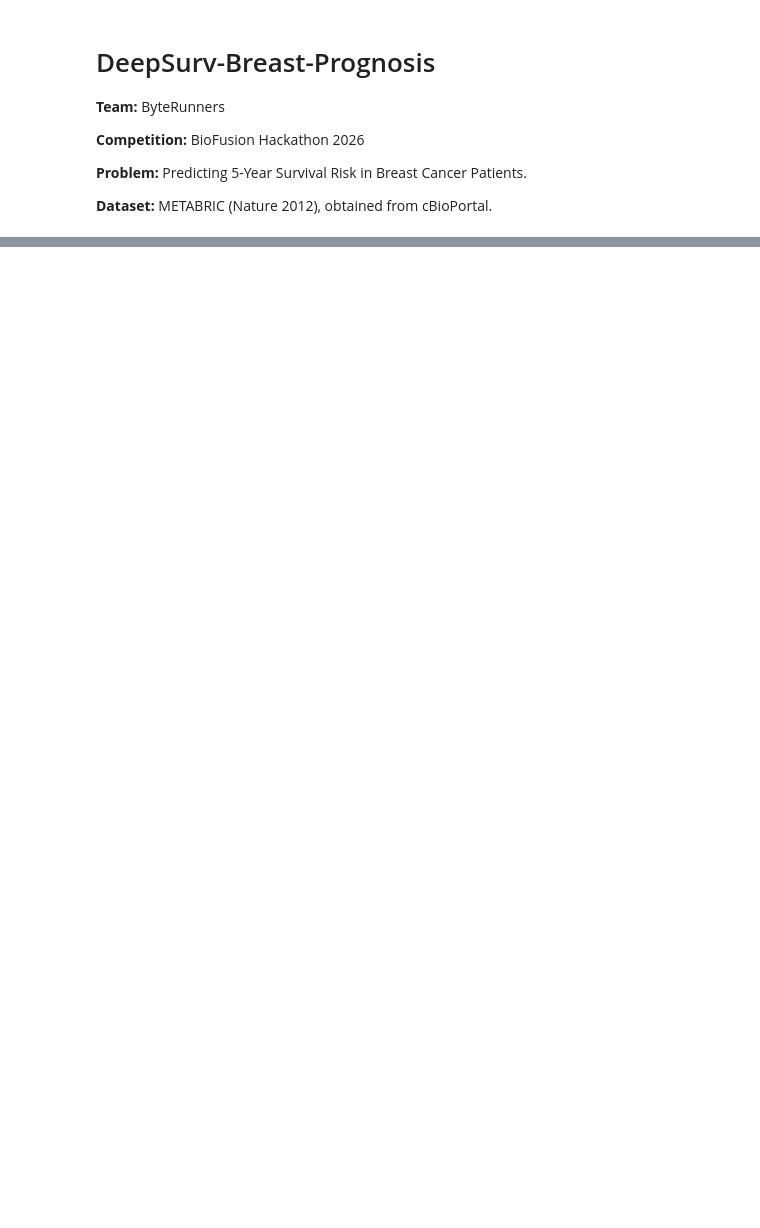
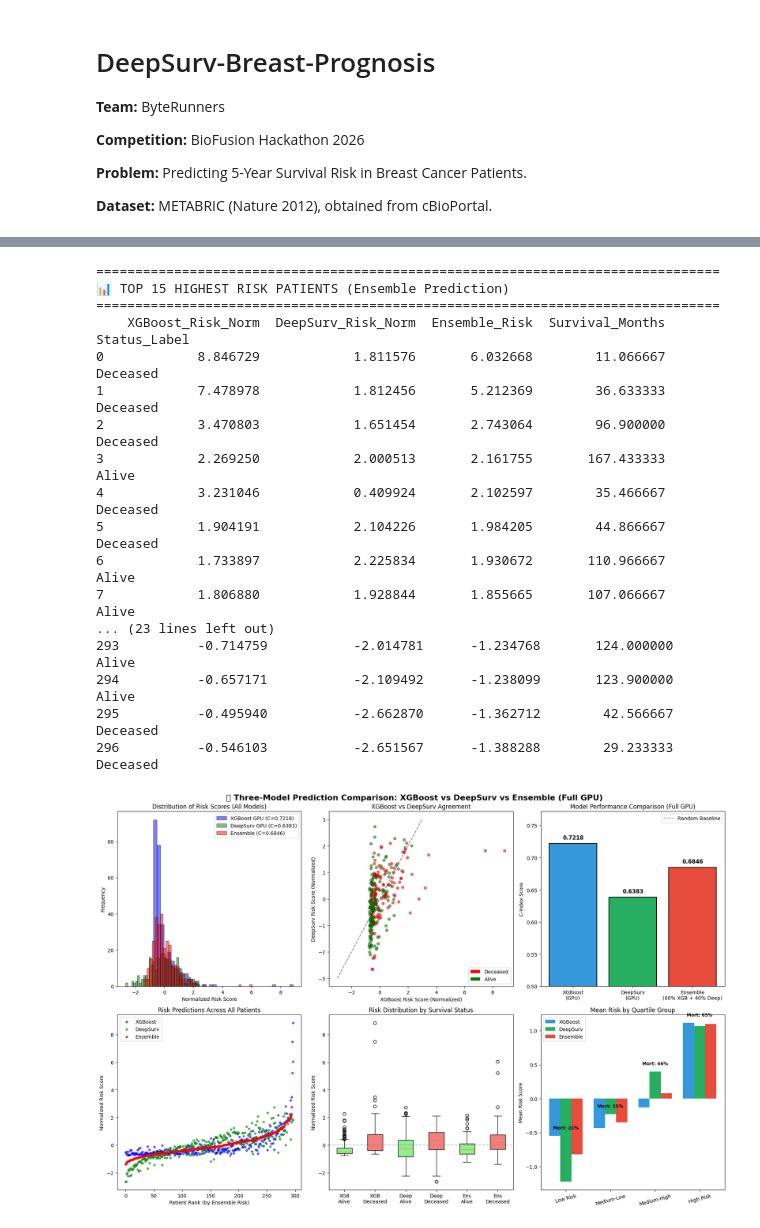
Before and after one commit to pxn-ai/DeepSurv-Breast-Prognosis, a Jupyter notebook: ByteRunners_Notebook.ipynb, the cells around one changed output, grey strips where cells are left out. Saved outputs shown, nothing was run; the diff lists cells and outputs as text; code cells hidden in the pictures; blank space fills up the shorter version.

```diff
--- a/ByteRunners_Notebook.ipynb
+++ b/ByteRunners_Notebook.ipynb
@@ -542,10 +784,10 @@ survival_months = np.array([x[1] for x in y_test])  # Time in months
 
 # Create a comprehensive results DataFrame
 results_df = pd.DataFrame({
-    'RSF_Risk': risk_rf,
+    'XGBoost_Risk': risk_xgb,
     'DeepSurv_Risk': risk_deep,
     'Ensemble_Risk': ensemble_risk,
-    'RSF_Risk_Norm': risk_rf_norm,
+    'XGBoost_Risk_Norm': risk_xgb_norm,
     'DeepSurv_Risk_Norm': risk_deep_norm,
     'Survival_Months': survival_months,
     'Event_Status': event_status,
@@ -558,13 +800,13 @@ results_df_sorted = results_df.sort_values('Ensemble_Risk', ascending=False).res
 print("="*80)
 print("📊 TOP 15 HIGHEST RISK PATIENTS (Ensemble Prediction)")
 print("="*80)
-print(results_df_sorted[['RSF_Risk_Norm', 'DeepSurv_Risk_Norm', 'Ensemble_Risk',
+print(results_df_sorted[['XGBoost_Risk_Norm', 'DeepSurv_Risk_Norm', 'Ensemble_Risk',
                           'Survival_Months', 'Status_Label']].head(15).to_string())
 
 print("\n" + "="*80)
 print("📊 TOP 15 LOWEST RISK PATIENTS (Ensemble Prediction)")
 print("="*80)
-print(results_df_sorted[['RSF_Risk_Norm', 'DeepSurv_Risk_Norm', 'Ensemble_Risk',
+print(results_df_sorted[['XGBoost_Risk_Norm', 'DeepSurv_Risk_Norm', 'Ensemble_Risk',
                           'Survival_Months', 'Status_Label']].tail(15).to_string())
 
 # ============================
@@ -572,39 +814,39 @@ print(results_df_sorted[['RSF_Risk_Norm', 'DeepSurv_Risk_Norm', 'Ensemble_Risk',
 # ============================
 
 fig, axes = plt.subplots(2, 3, figsize=(18, 12))
-fig.suptitle('🔬 Three-Model Prediction Comparison: RSF vs DeepSurv vs Ensemble',
+fig.suptitle('🔬 Three-Model Prediction Comparison: XGBoost vs DeepSurv vs Ensemble (Full GPU)',
              fontsize=16, fontweight='bold')
 
 # --- Plot 1: Overlapping Distribution of Risk Scores ---
 ax1 = axes[0, 0]
-ax1.hist(risk_rf_norm, bins=40, alpha=0.5, label=f'RSF (C={c_rf:.4f})', color='blue', edgecolor='black')
-ax1.hist(risk_deep_norm, bins=40, alpha=0.5, label=f'DeepSurv (C={c_deep:.4f})', color='green', edgecolor='black')
+ax1.hist(risk_xgb_norm, bins=40, alpha=0.5, label=f'XGBoost GPU (C={c_xgb:.4f})', color='blue', edgecolor='black')
+ax1.hist(risk_deep_norm, bins=40, alpha=0.5, label=f'DeepSurv GPU (C={c_deep:.4f})', color='green', edgecolor='black')
 ax1.hist(ensemble_risk, bins=40, alpha=0.5, label=f'Ensemble (C={c_ens:.4f})', color='red', edgecolor='black')
 ax1.set_xlabel('Normalized Risk Score')
 ax1.set_ylabel('Frequency')
 ax1.set_title('Distribution of Risk Scores (All Models)')
 ax1.legend()
 
-# --- Plot 2: Scatter - RSF vs DeepSurv Predictions ---
+# --- Plot 2: Scatter - XGBoost vs DeepSurv Predictions ---
 ax2 = axes[0, 1]
 colors = ['red' if s else 'green' for s in event_status]
-ax2.scatter(risk_rf_norm, risk_deep_norm, c=colors, alpha=0.6, edgecolors='black', linewidth=0.3)
+ax2.scatter(risk_xgb_norm, risk_deep_norm, c=colors, alpha=0.6, edgecolors='black', linewidth=0.3)
 ax2.plot([-3, 3], [-3, 3], 'k--', alpha=0.5, label='Perfect Agreement')
-ax2.set_xlabel('RSF Risk Score (Normalized)')
+ax2.set_xlabel('XGBoost Risk Score (Normalized)')
 ax2.set_ylabel('DeepSurv Risk Score (Normalized)')
-ax2.set_title('RSF vs DeepSurv Agreement')
+ax2.set_title('XGBoost vs DeepSurv Agreement')
 legend_elements = [Patch(facecolor='red', label='Deceased'),
                    Patch(facecolor='green', label='Alive')]
 ax2.legend(handles=legend_elements, loc='lower right')
 
 # --- Plot 3: Bar Chart - C-Index Comparison ---
 ax3 = axes[0, 2]
-models = ['Random\nSurvival Forest', 'DeepSurv\n(Neural Net)', 'Ensemble\n(60% RF + 40% Deep)']
-c_indices = [c_rf, c_deep, c_ens]
+models = ['XGBoost\n(GPU)', 'DeepSurv\n(GPU)', 'Ensemble\n(60% XGB + 40% Deep)']
+c_indices = [c_xgb, c_deep, c_ens]
 colors_bar = ['#3498db', '#27ae60', '#e74c3c']
 bars = ax3.bar(models, c_indices, color=colors_bar, edgecolor='black', linewidth=1.5)
 ax3.set_ylabel('C-Index Score')
-ax3.set_title('Model Performance Comparison')
+ax3.set_title('Model Performance Comparison (Full GPU)')
 ax3.set_ylim(0.5, max(c_indices) + 0.05)
 ax3.axhline(y=0.5, color='gray', linestyle='--', alpha=0.7, label='Random Baseline')
 for bar, c_val in zip(bars, c_indices):
@@ -614,9 +856,9 @@ ax3.legend()
 
 # --- Plot 4: Patient Ranking Comparison ---
 ax4 = axes[1, 0]
-patient_indices = np.arange(len(risk_rf_norm))
+patient_indices = np.arange(len(risk_xgb_norm))
 sorted_idx_ens = np.argsort(ensemble_risk)
-ax4.scatter(patient_indices, risk_rf_norm[sorted_idx_ens], alpha=0.6, s=15, label='RSF', color='blue')
+ax4.scatter(patient_indices, risk_xgb_norm[sorted_idx_ens], alpha=0.6, s=15, label='XGBoost', color='blue')
 ax4.scatter(patient_indices, risk_deep_norm[sorted_idx_ens], alpha=0.6, s=15, label='DeepSurv', color='green')
 ax4.scatter(patient_indices, ensemble_risk[sorted_idx_ens], alpha=0.8, s=15, label='Ensemble', color='red')
 ax4.set_xlabel('Patient Rank (by Ensemble Risk)')
@@ -630,11 +872,11 @@ alive_mask = event_status == False
 deceased_mask = event_status == True
 
 box_data = [
-    risk_rf_norm[alive_mask], risk_rf_norm[deceased_mask],
+    risk_xgb_norm[alive_mask], risk_xgb_norm[deceased_mask],
     risk_deep_norm[alive_mask], risk_deep_norm[deceased_mask],
     ensemble_risk[alive_mask], ensemble_risk[deceased_mask]
 ]
-box_labels = ['RSF\nAlive', 'RSF\nDeceased', 'Deep\nAlive', 'Deep\nDeceased', 'Ens\nAlive', 'Ens\nDeceased']
+box_labels = ['XGB\nAlive', 'XGB\nDeceased', 'Deep\nAlive', 'Deep\nDeceased', 'Ens\nAlive', 'Ens\nDeceased']
 bp = ax5.boxplot(box_data, labels=box_labels, patch_artist=True)
 colors_box = ['lightgreen', 'lightcoral'] * 3
 for patch, color in zip(bp['boxes'], colors_box):
@@ -648,7 +890,7 @@ ax6 = axes[1, 2]
 risk_quantiles = pd.qcut(ensemble_risk, q=4, labels=['Low Risk', 'Medium-Low', 'Medium-High', 'High Risk'])
 risk_analysis = pd.DataFrame({
     'Risk_Group': risk_quantiles,
-    'RSF_Risk': risk_rf_norm,
+    'XGBoost_Risk': risk_xgb_norm,
     'DeepSurv_Risk': risk_deep_norm,
     'Ensemble_Risk': ensemble_risk,
     'Survival_Months': survival_months,
@@ -656,42 +898,61 @@ risk_analysis = pd.DataFrame({
 })
 
 group_stats = risk_analysis.groupby('Risk_Group').agg({
-    'RSF_Risk': 'mean',
+    'XGBoost_Risk': 'mean',
     'DeepSurv_Risk': 'mean',
     'Ensemble_Risk': 'mean',
     'Event': 'mean'
 }).round(3)
 
 x = np.arange(len(group_stats))
 width = 0.25
-ax6.bar(x - width, group_stats['RSF_Risk'], width, label='RSF', color='#3498db')
+ax6.bar(x - width, group_stats['XGBoost_Risk'], width, label='XGBoost', color='#3498db')
 ax6.bar(x, group_stats['DeepSurv_Risk'], width, label='DeepSurv', color='#27ae60')
 ax6.bar(x + width, group_stats['Ensemble_Risk'], width, label='Ensemble', color='#e74c3c')
 ax6.set_xticks(x)
 ax6.set_xticklabels(group_stats.index, rotation=15)
 ax6.set_ylabel('Mean Risk Score')
 ax6.set_title('Mean Risk by Quartile Group')
 ax6.legend()
 
 for i, (idx, row) in enumerate(group_stats.iterrows()):
-    ax6.text(i, max(row['RSF_Risk'], row['DeepSurv_Risk'], row['Ensemble_Risk']) + 0.1,
+    ax6.text(i, max(row['XGBoost_Risk'], row['DeepSurv_Risk'], row['Ensemble_Risk']) + 0.1,
              f'Mort: {row["Event"]*100:.0f}%', ha='center', fontsize=9, fontweight='bold')
 
 plt.tight_layout()
-plt.savefig('model_comparison.png', dpi=300, bbox_inches='tight')
+plt.savefig('model_comparison_gpu.png', dpi=300, bbox_inches='tight')
 plt.show()
 
 # ============================
 # 3. Summary Statistics Table
 # ============================
 print("\n" + "="*80)
-print("📈 MODEL COMPARISON SUMMARY")
+print("📈 MODEL COMPARISON SUMMARY (Full GPU Pipeline)")
 print("="*80)
 print(f"{'Model':<25} {'C-Index':<12} {'Mean Risk':<15} {'Std Risk':<15}")
 print("-"*67)
-print(f"{'Random Survival Forest':<25} {c_rf:<12.4f} {risk_rf_norm.mean():<15.4f} {risk_rf_norm.std():<15.4f}")
-print(f"{'DeepSurv Neural Network':<25} {c_deep:<12.4f} {risk_deep_norm.mean():<15.4f} {risk_deep_norm.std():<15.4f}")
-print(f"{'Ensemble (60% RF + 40% DL)':<25} {c_ens:<12.4f} {ensemble_risk.mean():<15.4f} {ensemble_risk.std():<15.4f}")
+print(f"{'XGBoost (GPU)':<25} {c_xgb:<12.4f} {risk_xgb_norm.mean():<15.4f} {risk_xgb_norm.std():<15.4f}")
+print(f"{'DeepSurv (GPU)':<25} {c_deep:<12.4f} {risk_deep_norm.mean():<15.4f} {risk_deep_norm.std():<15.4f}")
+print(f"{'Ensemble (GPU)':<25} {c_ens:<12.4f} {ensemble_risk.mean():<15.4f} {ensemble_risk.std():<15.4f}")
 print("="*80)
 
-print("\n✅ Model comparison visualization saved as 'model_comparison.png'")
+print("\n✅ Model comparison visualization saved as 'model_comparison_gpu.png'")
+# %% [output]
+================================================================================
+📊 TOP 15 HIGHEST RISK PATIENTS (Ensemble Prediction)
+================================================================================
+    XGBoost_Risk_Norm  DeepSurv_Risk_Norm  Ensemble_Risk  Survival_Months Status_Label
+0            8.846729            1.811576       6.032668        11.066667     Deceased
+1            7.478978            1.812456       5.212369        36.633333     Deceased
+2            3.470803            1.651454       2.743064        96.900000     Deceased
+3            2.269250            2.000513       2.161755       167.433333        Alive
+4            3.231046            0.409924       2.102597        35.466667     Deceased
+5            1.904191            2.104226       1.984205        44.866667     Deceased
+6            1.733897            2.225834       1.930672       110.966667        Alive
+7            1.806880            1.928844       1.855665       107.066667        Alive
+... (23 lines left out)
+293          -0.714759           -2.014781      -1.234768       124.000000        Alive
+294          -0.657171           -2.109492      -1.238099       123.900000        Alive
+295          -0.495940           -2.662870      -1.362712        42.566667     Deceased
+296          -0.546103           -2.651567      -1.388288        29.233333     Deceased
+[figure, added]
```
Also changed, not shown: parts of 13 cells of this notebook, 3 other files.
